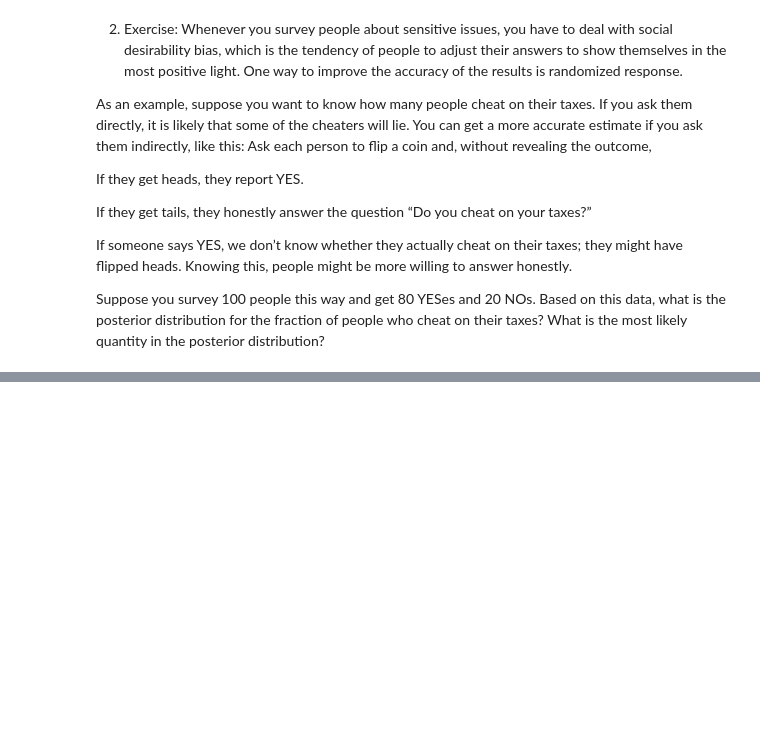
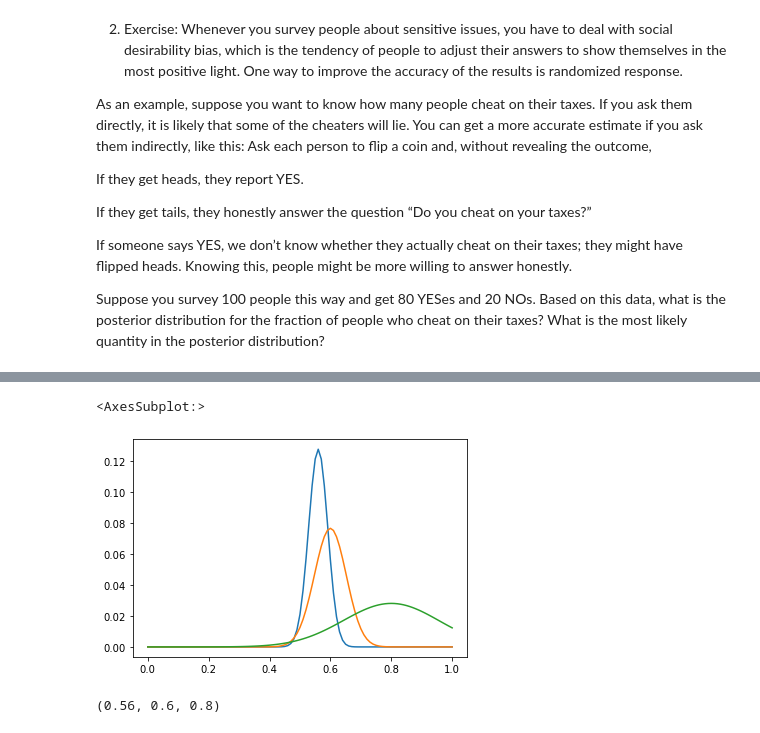
Before and after one commit to MCPahl/ThinkBayes2_workthrough, a Jupyter notebook: 04_Estimating_Proportions/04_Estimating_Proportions.ipynb, the cells around one changed output, grey strips where cells are left out. Cells and saved outputs as stored; diff of their text form; code cells hidden in the pictures; blank space fills up the shorter version.

```diff
--- a/04_Estimating_Proportions/04_Estimating_Proportions.ipynb
+++ b/04_Estimating_Proportions/04_Estimating_Proportions.ipynb
@@ -243,0 +273,34 @@ likelihood = {
+# %%
+#Function to update given error
+def update_unreliable(pmf, dataset, error):
+    likelihood = {
+        'H': (1-error) * hypos + error * (1-hypos),
+        'T': error * hypos + (1-error) * (1-hypos)
+    }
+    for data in dataset:
+        pmf *= likelihood[data]
+    pmf.normalize()
+# %%
+hypos = np.linspace(0, 1, 101)
+prior = Pmf(1, hypos)
+dataset = 'H' * 140 + 'T' * 110
+
+posterior00 = prior.copy()
+update_unreliable(posterior00, dataset, 0.0)
+
+posterior02 = prior.copy()
+update_unreliable(posterior02, dataset, 0.2)
+
+posterior04 = prior.copy()
+update_unreliable(posterior04, dataset, 0.4) c v
+# %%
+posterior00.plot(label='y = 0.0')
+posterior02.plot(label='y = 0.2')
+posterior04.plot(label='y = 0.4')
+# %% [output]
+<AxesSubplot:>
+[figure, added]
+# %%
+posterior00.idxmax(), posterior02.idxmax(), posterior04.idxmax()
+# %% [output]
+(0.56, 0.6, 0.8)
```
Also changed, not shown: parts of 4 cells of this notebook.
